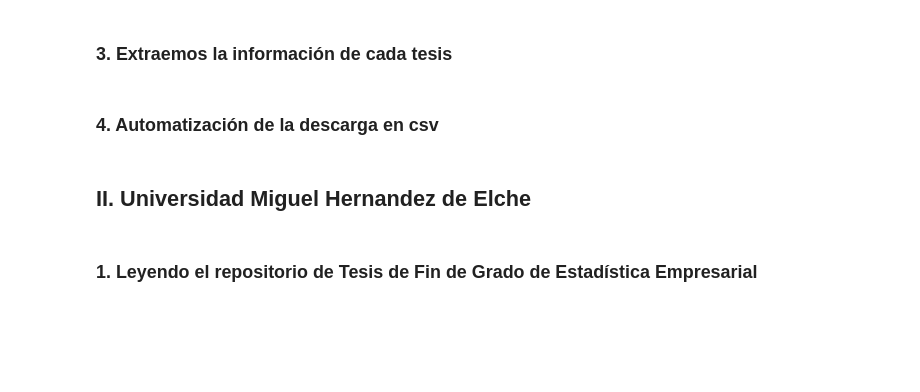
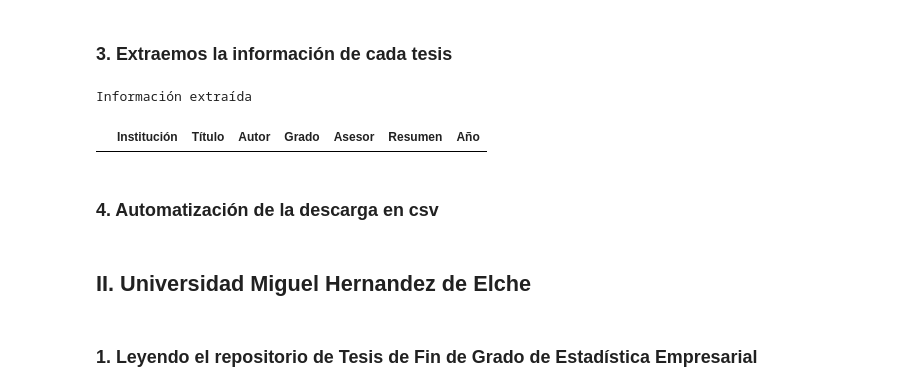
Before and after one commit to danielasantini/TF---Visitando-repositorios-de-tesis-de-Estadistica, a Jupyter notebook: Reportefinal.ipynb, the cells around one changed output. Saved outputs shown, nothing was run; the diff lists cells and outputs as text; code cells hidden in the pictures; blank space fills up the shorter version.

```diff
--- a/Reportefinal.ipynb
+++ b/Reportefinal.ipynb
@@ -102,9 +135,9 @@ listado_unp #Indica el status. 200 significa 'Respuesta satisfactoria'
 
     # a. Almacenar el texto en una 'sopa'
 
-sopa_unp = bs(listado_unp.text,'lxml') #'lxml' es el parse que pide la fx
+sopa_unalm = bs(listado_unalm.text,'lxml') #'lxml' es el parse que pide la fx
                         # Lo que hace es dividir el texto en
                             # pequenos pedazos identificables
                         # El resultado es una 'sopa'
     # b. Imprimir texto
-print(sopa_unp.prettify())
+print(sopa_unalm.prettify())
@@ -113,5 +164,5 @@ print(sopa_unp.prettify())
 # %%
 # c. Extraer url de cada tesis
 
-tesis = sopa_unp.find('ul', attrs = {'class':'ds-artifact-list list-unstyled'}).find_all('a')
+tesis = sopa_unalm.find('ul', attrs = {'class':'ds-artifact-list list-unstyled'}).find_all('a')
 print(tesis)
@@ -132,10 +203,35 @@ urls_unp
 # %% [markdown]
 ### 3. Extraemos la información de cada tesis
 # %%
-#  1. Hacer el requerimiento a cada tesis en un bucle for
+#  1. Hacer el requerimiento a cada tesis en un bucle for, y extraer con BS la informacion requerida de cada tesis.
 
-for url in urls_unp:
+#  a. Creando listas vacias para almacenar la informacion.
+
+titles=[]
+authors=[]
+advisors=[]
+abstracts=[]
+university=[]
+grade=[]
+year=[]
+
+#  b. Haciendo requerimientos y extracciones
+
+for url in urls_unalm:
     a=requests.get(url)
-#    print(a)
     if a.status_code == 200:
-          print('Solicitud a ', url,' satisfactoria\n')
+        print('Solicitud a ', url,' satisfactoria\n')
+        soup2=bs(a.text,'xml')
+
+        # Extraigo los aspectos de la tesis
+        titles.append(soup2.find("td", text = "dc.title").find_next_sibling("td").text)
+        authors.append(soup2.find("td", text = "dc.contributor.advisor").find_next_sibling("td").text)
+        advisors.append(soup2.find("td", text = "dc.contributor.advisor").find_next_sibling("td").text)
+        abstracts.append(soup2.find("td", text = "dc.description.abstract").find_next_sibling("td").text)
+        university.append(soup2.find("td", text = "dc.publisher").find_next_sibling("td").text)
+        grade.append(soup2.find("td", text = "thesis.degree.name").find_next_sibling("td").text)
+        year.append(soup2.find("td", text = "dc.date.issued").find_next_sibling("td").text)
+
+print('Información extraída\n')
+# %% [output]
+Información extraída
@@ -184,3 +238,12 @@ df_total
+# %%
+#  2. Generando el dataframe con cada aspecto de todas las tesis
+
+df_total_unalm = pd.DataFrame(zip(university,titles,authors,grade,advisors,abstracts,year),
+                        columns=['Institución','Título','Autor','Grado','Asesor','Resumen','Año']
+                        )
+df_total_unalm
+# %% [output]
+|  | Institución | Título | Autor | Grado | Asesor | Resumen | Año |
 # %% [markdown]
 ### 4. Automatización de la descarga en csv
 # %%
```
Also changed, not shown: parts of 21 cells of this notebook.
